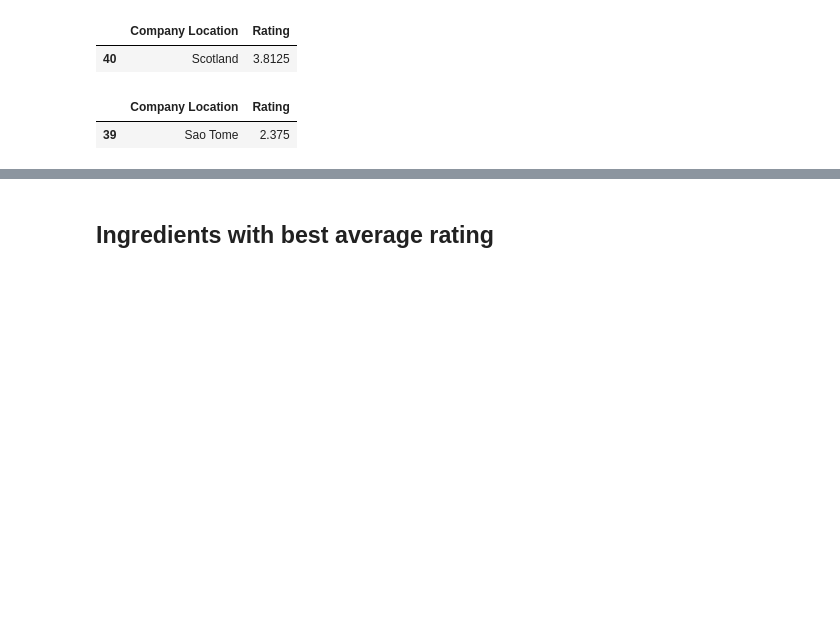
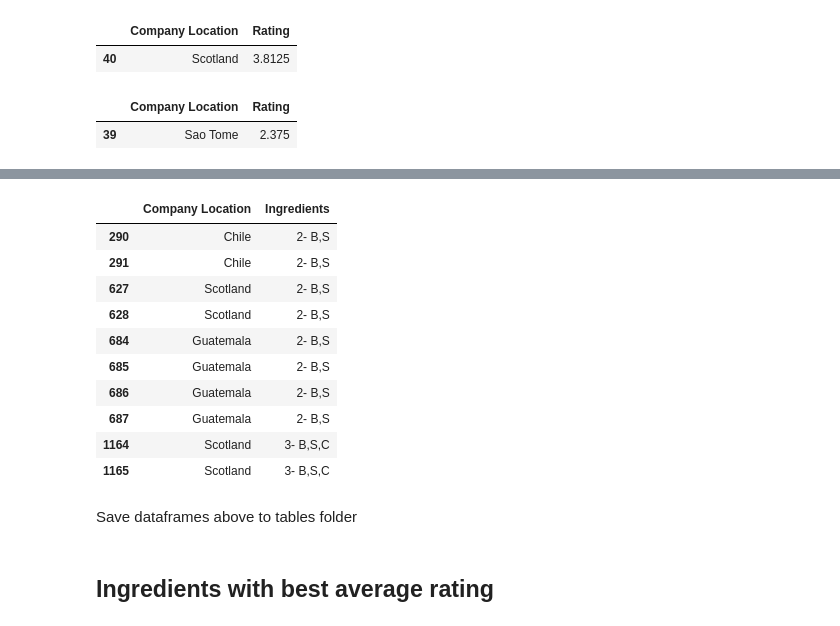
Before and after one commit to UCB-stat-159-s22/hw07-Group22, a Jupyter notebook: Figure.ipynb, the cells around one changed output, grey strips where cells are left out. Drawn from its saved outputs; the diff is of its cells as text; code cells hidden in the pictures; blank space fills up the shorter version.

```diff
--- a/Figure.ipynb
+++ b/Figure.ipynb
@@ -100,0 +132,19 @@ Based on the tables above, the company location with the lowest average rating w
+# %%
+#selecting rows that contains the company locations with highest ratings
+bools_max = [chocolate['Company Location'][i] in max_locations for i in np.arange(len(chocolate))]
+max_companies = chocolate[bools_max][['Company Location','Ingredients']]
+max_companies
+# %% [output]
+|  | Company Location | Ingredients |
+| 290 | Chile | 2- B,S |
+| 291 | Chile | 2- B,S |
+| 627 | Scotland | 2- B,S |
+| 628 | Scotland | 2- B,S |
+| 684 | Guatemala | 2- B,S |
+| 685 | Guatemala | 2- B,S |
+| 686 | Guatemala | 2- B,S |
+| 687 | Guatemala | 2- B,S |
+| 1164 | Scotland | 3- B,S,C |
+| 1165 | Scotland | 3- B,S,C |
+# %% [markdown]
+Save dataframes above to tables folder
```
Also changed, not shown: parts of 35 cells of this notebook, 1 other file.
